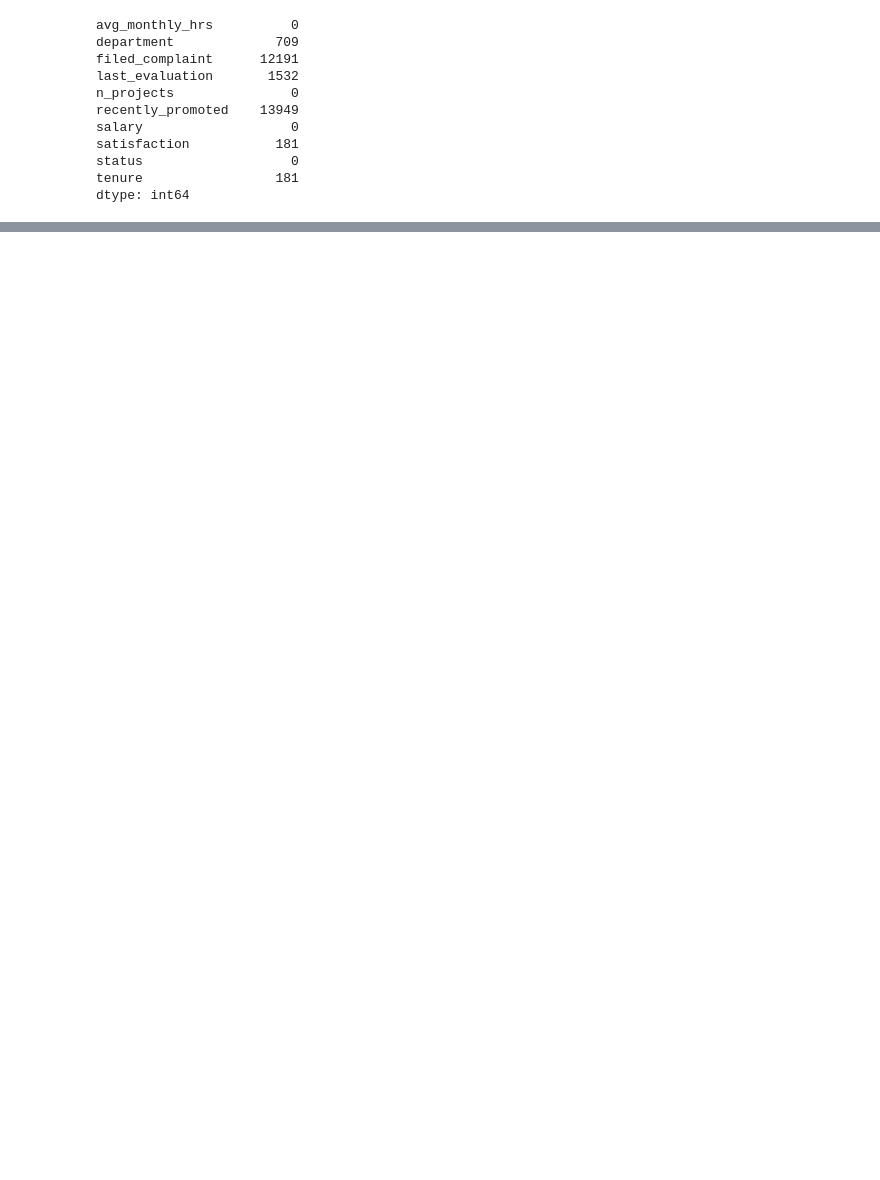
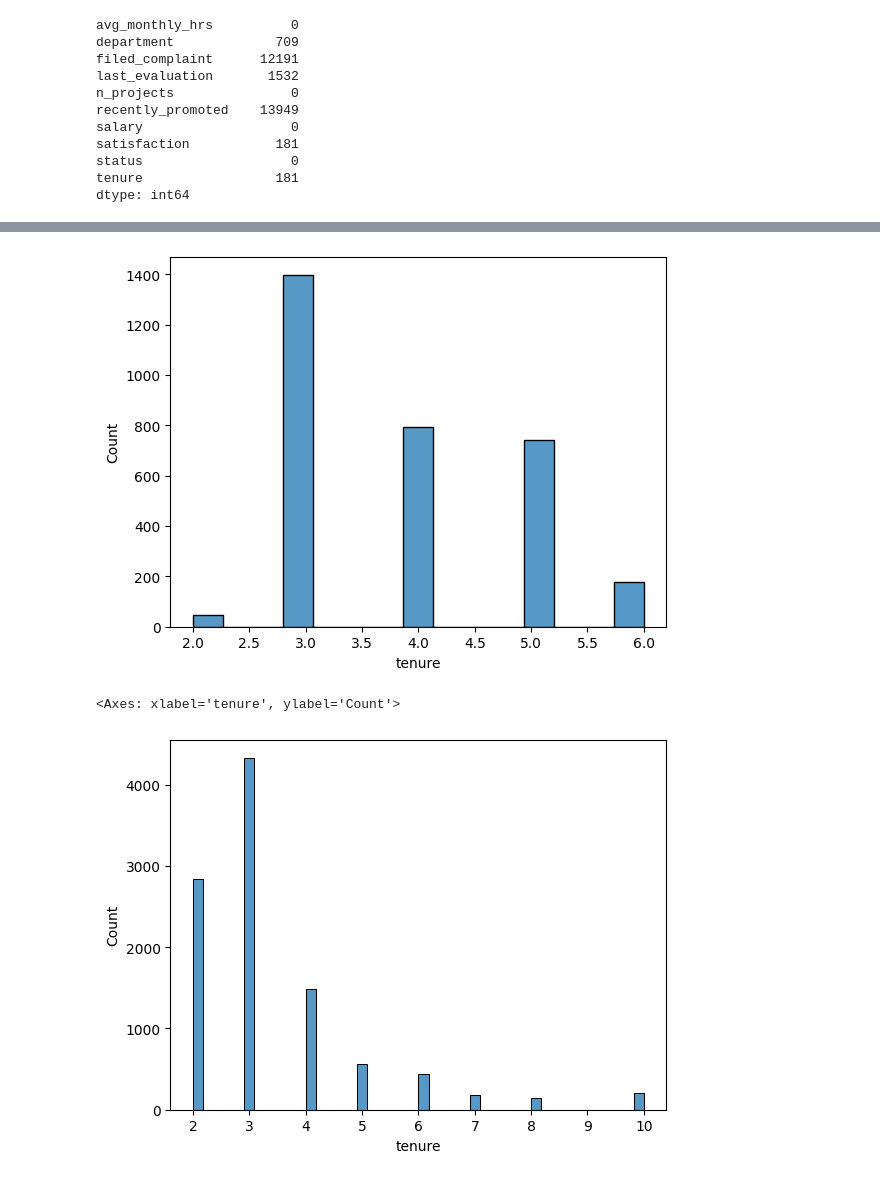
Before and after one commit to Arjun-P-Dinesh/2348506_Lab7, a Jupyter notebook: 2348506_Lab7.ipynb, the cells around one changed output, grey strips where cells are left out. Drawn from its saved outputs; the diff is of its cells as text; code cells hidden in the pictures; blank space fills up the shorter version.

```diff
--- a/2348506_Lab7.ipynb
+++ b/2348506_Lab7.ipynb
@@ -52,3 +52,9 @@ satisfaction           181
 status                   0
 tenure                 181
 dtype: int64
+# %%
+data['filed_complaint'].fillna(0,inplace=True)
+data['last_evaluation'].fillna(data['last_evaluation'].mean(),inplace=True)
+data['recently_promoted'].fillna(0,inplace=True)
+data['satisfaction'].fillna(data['satisfaction'].mode()[0],inplace=True)
+data=data.dropna()
@@ -54,0 +77,7 @@ dtype: int64
+# %%
+#Assigning nominal data numeric values
+from sklearn.preprocessing import LabelEncoder
+for col in ['department','salary','status']:
+  le=LabelEncoder()
+  data[col]=le.fit_transform(data[col])
+data.head()
@@ -54,0 +118,12 @@ dtype: int64
+# %%
+#plotting tenure based on status
+import seaborn as sns
+left=data[data["status"]==1]
+employed=data[data["status"]==0]
+sns.histplot(left["tenure"])
+plt.show()
+sns.histplot(employed["tenure"])
+# %% [output]
+[figure, added]
+<Axes: xlabel='tenure', ylabel='Count'>
+[figure, added]
```
Also changed, not shown: parts of 20 cells of this notebook.
